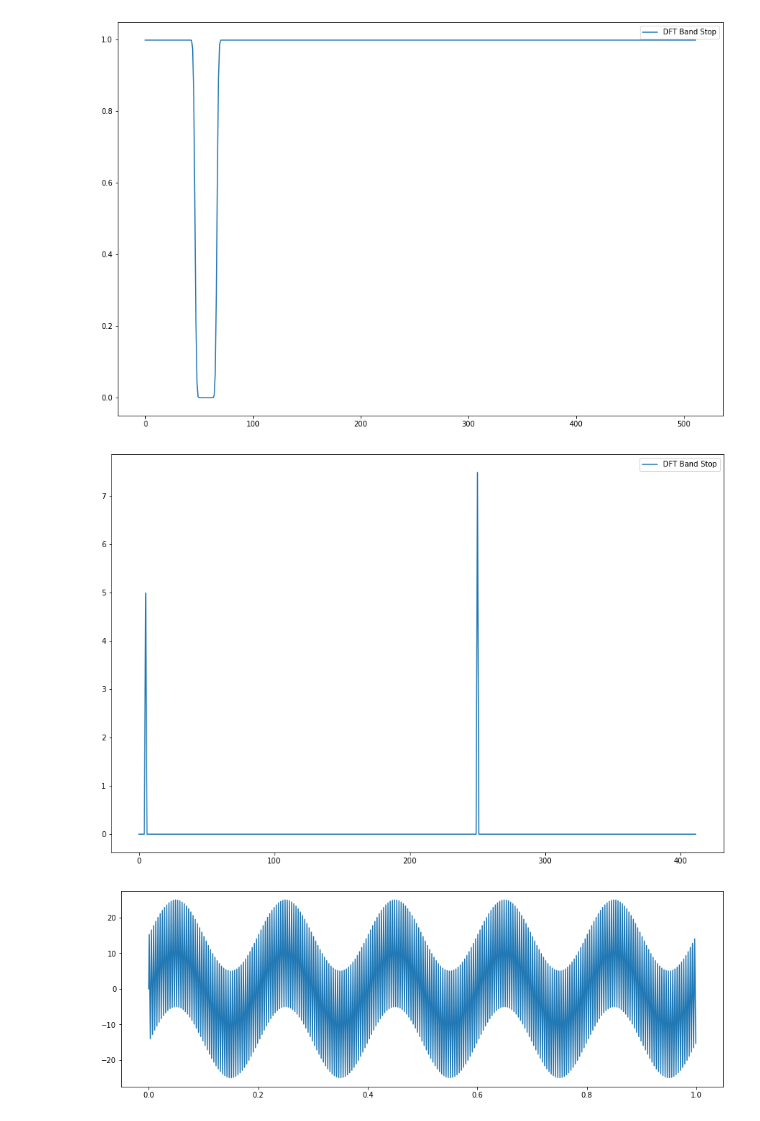
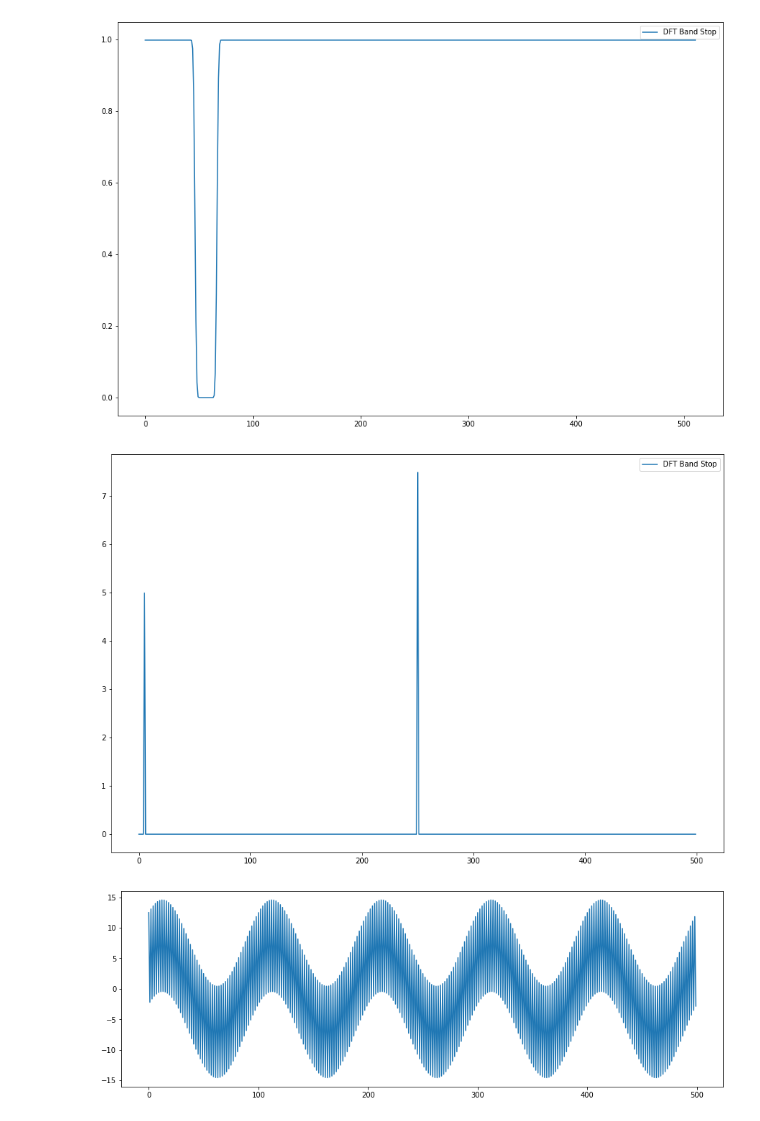
Before and after one commit to oborichkin/moed, a Jupyter notebook: Notebooks/15_applying_filters.ipynb, the cells around one changed output. Cells and saved outputs as stored; diff of their text form; code cells hidden in the pictures.

```diff
--- a/Notebooks/15_applying_filters.ipynb
+++ b/Notebooks/15_applying_filters.ipynb
@@ -44,10 +42,10 @@ high_pass = Filter.high_pass_filter(N, 0.001, 200)
 low_cut = Filter.low_cut_filter(N, 0.001, 25)
 band_stop = Filter.band_pass_filter(N, 0.001, 45, 65)
 # %%
-dft_lp = Analysis.dft(low_pass) * constant
-dft_hp = Analysis.dft(high_pass) * constant
-dft_lc = Analysis.dft(low_cut) * constant
-dft_bs = Analysis.dft(band_stop) * constant
+dft_lp = Analysis.dft(low_pass) * 2*N
+dft_hp = Analysis.dft(high_pass) * 2*N
+dft_lc = Analysis.dft(low_cut) * 2*N
+dft_bs = Analysis.dft(band_stop) * 2*N
 # %%
 fig, axes = plt.subplots(1, figsize=(15, 10))
 axes.plot(dft_lp.x, dft_lp.y, label="DFT Low Pass")
@@ -119,10 +113,10 @@ plt.show()
 dft_bs_res = dft_bs * Sequence.from_dict(OrderedDict(zip([x for x in range(len(dft.x))], dft.y)))
 # %%
 fig, axes = plt.subplots(1, figsize=(15, 10))
-axes.plot(dft_bs_res.x[:-100], dft_bs_res.y[:-100], label="DFT Band Stop")
+axes.plot(dft_bs_res.x, dft_bs_res.y, label="DFT Band Stop")
 axes.legend()
 plt.show()
-idft(dft_bs_res).plot()
+Analysis.idft(dft_bs_res).plot()
 # %% [output]
-[figure, old version]
+[figure, new version]
-[figure, old version]
+[figure, new version]
```
Also changed, not shown: parts of 6 cells of this notebook, 20 other files.
